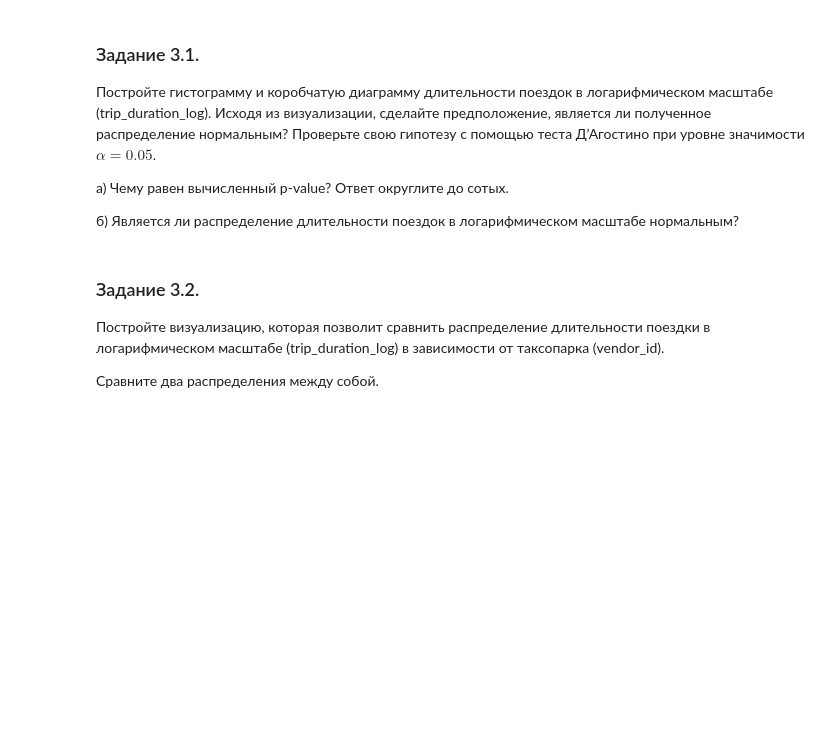
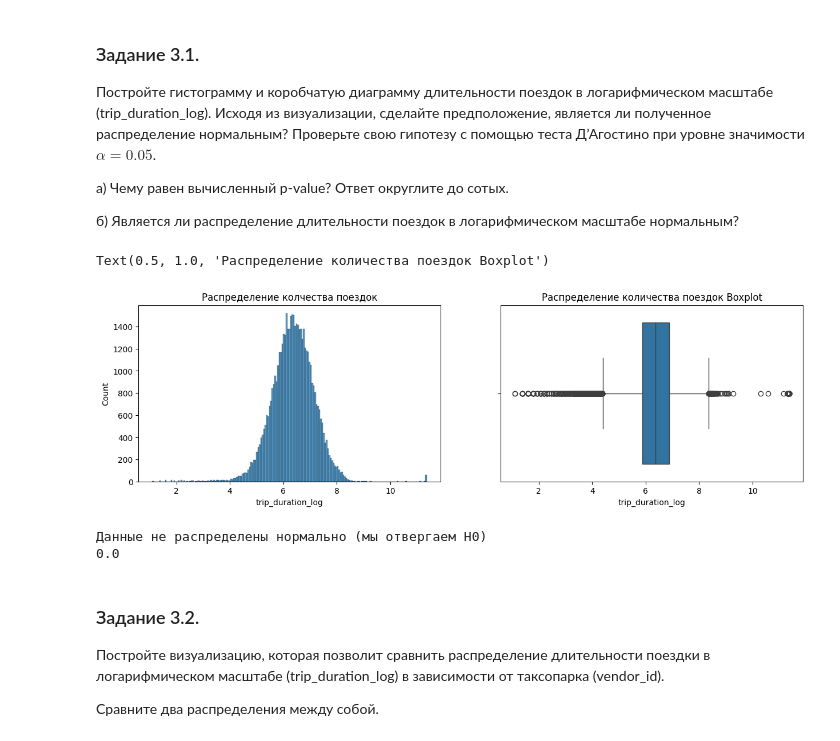
Before and after one commit to ziba103103/VS-Studio, a Jupyter notebook: ML_обучение/MATH.ML/Практика ML/Project-5._Ноутбук-шаблон.ipynb, the cells around one changed output. Drawn from its saved outputs; the diff is of its cells as text; code cells hidden in the pictures; blank space fills up the shorter version.

```diff
--- a/ML_обучение/MATH.ML/Практика ML/Project-5._Ноутбук-шаблон.ipynb
+++ b/ML_обучение/MATH.ML/Практика ML/Project-5._Ноутбук-шаблон.ipynb
@@ -486,0 +600,17 @@ for col in cols_to_check:
+# %%
+
+def add_weather_features(df1, df2):
+    df2['time'] = pd.to_datetime(df2['time'], format='%Y-%m-%d %H:%M:%S')
+    df2['date'] = pd.to_datetime(df2['date'], format='%Y-%m-%d')
+    df2['hour'] = df2['time'].dt.hour.astype('int64')
+    df2 = df2.drop(['time', 'windchill', 'heat index', 'humidity', 'pressure',
+                   'dew Point', 'wind dir', 'gust speed', 'conditions'], axis=1)
+    df1 = df1.merge(df2, how='left', left_on=['pickup_date','pickup_hour'], right_on=['date', 'hour'])
+    return df1
+
+taxi_data = add_weather_features(taxi_data, weather_data)
+
+print('В снежную погоду было совершено',
+      taxi_data['id'][taxi_data['events']=='Snow'].nunique(), 'поездок.')
+print('Отношение общего количества наблюдений к пропускам в столбцах с погодными условиями',
+      round(taxi_data['temperature'].isnull().sum() / taxi_data.shape[0] * 100, 2), 'процентов.')
@@ -498,0 +630,13 @@ for col in cols_to_check:
+# %%
+def fill_null_weather_data(taxi_data):
+   taxi_data['temperature'] = taxi_data['temperature'].fillna(taxi_data.groupby('pickup_date')['temperature'].transform('median'))
+   taxi_data['visibility'] = taxi_data['visibility'].fillna(taxi_data.groupby('pickup_date')['visibility'].transform('median'))
+   taxi_data['wind speed'] = taxi_data['wind speed'].fillna(taxi_data.groupby('pickup_date')['wind speed'].transform('median'))
+   taxi_data['precip'] = taxi_data['precip'].fillna(taxi_data.groupby('pickup_date')['precip'].transform('median'))
+   taxi_data['events'] = taxi_data['events'].fillna('None')
+   taxi_data['total_distance'] = taxi_data['total_distance'].fillna(taxi_data['total_distance'].median())
+   taxi_data['total_travel_time'] = taxi_data['total_travel_time'].fillna(taxi_data['total_travel_time'].median())
+   taxi_data['number_of_steps'] = taxi_data['number_of_steps'].fillna(taxi_data['number_of_steps'].median())
+   return taxi_data
+taxi_data = fill_null_weather_data(taxi_data)
+print(f' Медианное число: {taxi_data['temperature'].median() } градусов')
@@ -531,3 +683,6 @@ ax.set_ylabel('Average speed');
+# %%
+taxi_data = taxi_data.loc[taxi_data['trip_duration'] <= (24 * 3600)]
+taxi_data = taxi_data[avg_speed <= 300]
 # %% [markdown]
 ## 3. Разведывательный анализ данных (EDA)
 # %% [markdown]
@@ -555,3 +708,30 @@ taxi_data['trip_duration_log'] = np.log(taxi_data['trip_duration']+1)
+# %%
+fig, axes = plt.subplots(nrows=1, ncols=2,figsize=(15,4))
+histplots = sns.histplot(data=taxi_data, x='trip_duration_log', ax = axes[0]);
+histplots.set_title('Распределение колчества поездок')
+boxplot = sns.boxplot(data=taxi_data, x='trip_duration_log', ax= axes[1])
+boxplot.set_title('Распределение количества поездок Boxplot')
+# %% [output]
+Text(0.5, 1.0, 'Распределение количества поездок Boxplot')
+[figure, added]
+# %%
+from scipy.stats import shapiro, normaltest, anderson
+alpha = 0.05
+H0 = 'Данные распределены нормально'
+Ha = 'Данные не распределены нормально (мы отвергаем H0)'
+#normaltest возвращает двустороннюю вероятность для проверки гипотезы
+_, p = normaltest(taxi_data['trip_duration_log'])  # Нужно рассматривать все значения p. D'Agostino-Pearson
+
+# Интерпретация
+if p > alpha:
+   print(H0)
+else:
+   print(Ha)
+
+print(p)
+# %% [output]
+Данные не распределены нормально (мы отвергаем H0)
+0.0
 # %% [markdown]
 ### Задание 3.2.
 Постройте визуализацию, которая позволит сравнить распределение длительности поездки в логарифмическом масштабе (trip_duration_log) в зависимости от таксопарка (vendor_id).
```
Also changed, not shown: parts of 102 cells of this notebook, 4 other files.
